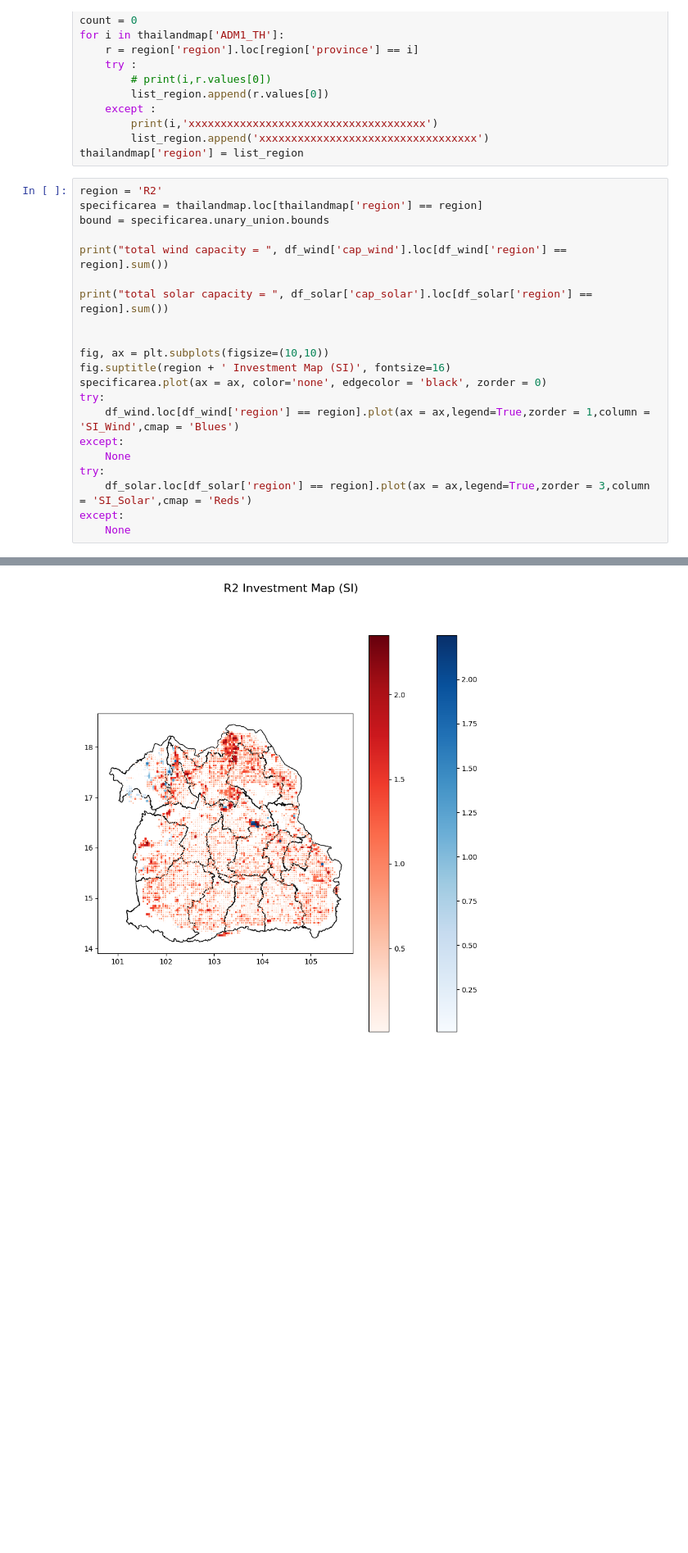
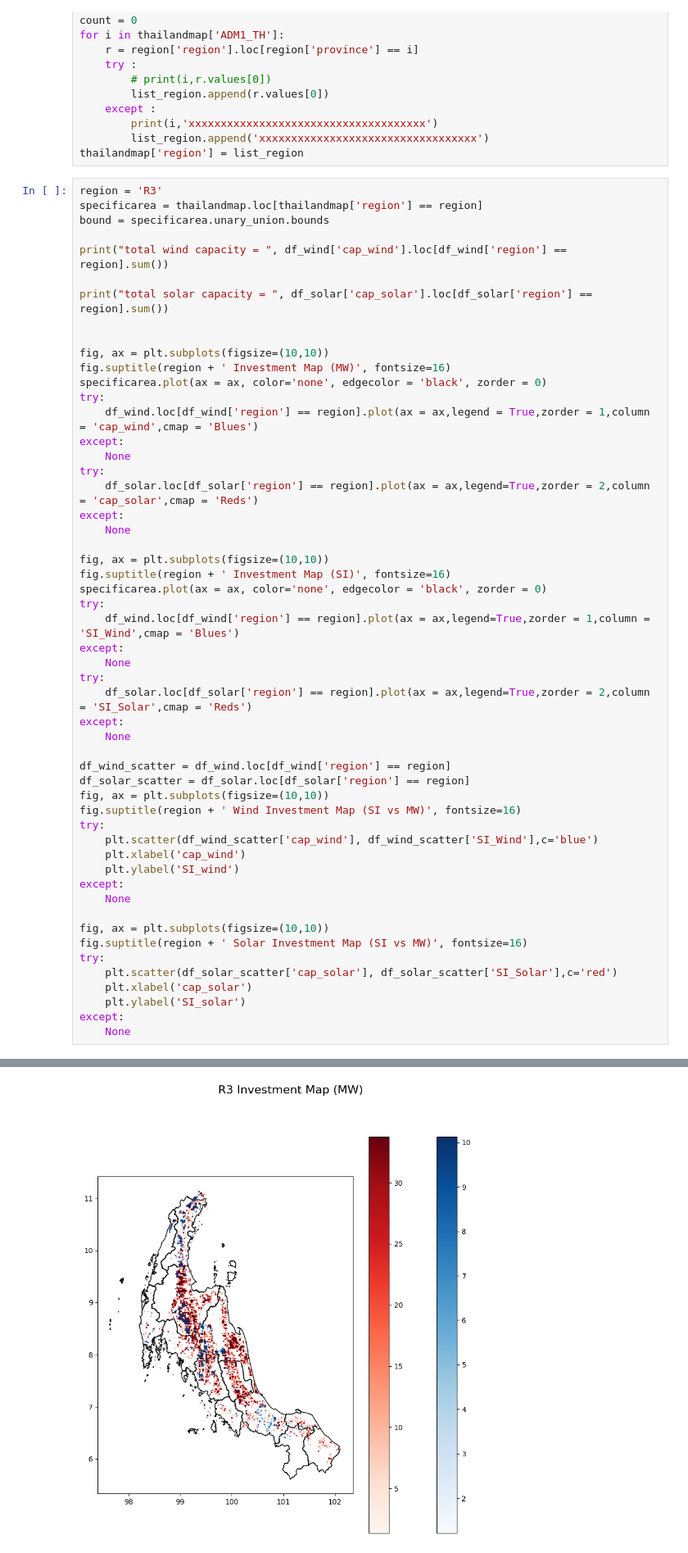
Before and after one commit to NarasetS/REPowerPlant_Siting, a Jupyter notebook: 13_SI_SitingPlant_SolarWind.ipynb, the cells around one changed output, grey strips where cells are left out. Shown at 82% size. Saved outputs shown, nothing was run; the diff lists cells and outputs as text; blank space fills up the shorter version.

```diff
--- a/13_SI_SitingPlant_SolarWind.ipynb
+++ b/13_SI_SitingPlant_SolarWind.ipynb
@@ -200,7 +200,7 @@ for i in thailandmap['ADM1_TH']:
         list_region.append('xxxxxxxxxxxxxxxxxxxxxxxxxxxxxxxxxx')
 thailandmap['region'] = list_region
 # %%
-region = 'R2'
+region = 'R3'
 specificarea = thailandmap.loc[thailandmap['region'] == region]
 bound = specificarea.unary_union.bounds
 
@@ -210,6 +210,18 @@ print("total solar capacity = ", df_solar['cap_solar'].loc[df_solar['region'] ==
 
 
 fig, ax = plt.subplots(figsize=(10,10))
+fig.suptitle(region + ' Investment Map (MW)', fontsize=16)
+specificarea.plot(ax = ax, color='none', edgecolor = 'black', zorder = 0)
+try:
+    df_wind.loc[df_wind['region'] == region].plot(ax = ax,legend = True,zorder = 1,column = 'cap_wind',cmap = 'Blues')
+except:
+    None
+try:
+    df_solar.loc[df_solar['region'] == region].plot(ax = ax,legend=True,zorder = 2,column = 'cap_solar',cmap = 'Reds')
+except:
+    None
+
+fig, ax = plt.subplots(figsize=(10,10))
 fig.suptitle(region + ' Investment Map (SI)', fontsize=16)
 specificarea.plot(ax = ax, color='none', edgecolor = 'black', zorder = 0)
 try:
@@ -217,7 +229,27 @@ try:
 except:
     None
 try:
-    df_solar.loc[df_solar['region'] == region].plot(ax = ax,legend=True,zorder = 3,column = 'SI_Solar',cmap = 'Reds')
+    df_solar.loc[df_solar['region'] == region].plot(ax = ax,legend=True,zorder = 2,column = 'SI_Solar',cmap = 'Reds')
 except:
     None
+
+df_wind_scatter = df_wind.loc[df_wind['region'] == region]
+df_solar_scatter = df_solar.loc[df_solar['region'] == region]
+fig, ax = plt.subplots(figsize=(10,10))
+fig.suptitle(region + ' Wind Investment Map (SI vs MW)', fontsize=16)
+try:
+    plt.scatter(df_wind_scatter['cap_wind'], df_wind_scatter['SI_Wind'],c='blue')
+    plt.xlabel('cap_wind')
+    plt.ylabel('SI_wind')
+except:
+    None
+
+fig, ax = plt.subplots(figsize=(10,10))
+fig.suptitle(region + ' Solar Investment Map (SI vs MW)', fontsize=16)
+try:
+    plt.scatter(df_solar_scatter['cap_solar'], df_solar_scatter['SI_Solar'],c='red')
+    plt.xlabel('cap_solar')
+    plt.ylabel('SI_solar')
+except:
+    None
 # %% [output]
@@ -226 +258 @@ total solar capacity =  508144.0816064249
-[figure, old version]
+[figure, new version]
```
Also changed, not shown: parts of 7 cells of this notebook, 3 other files.
